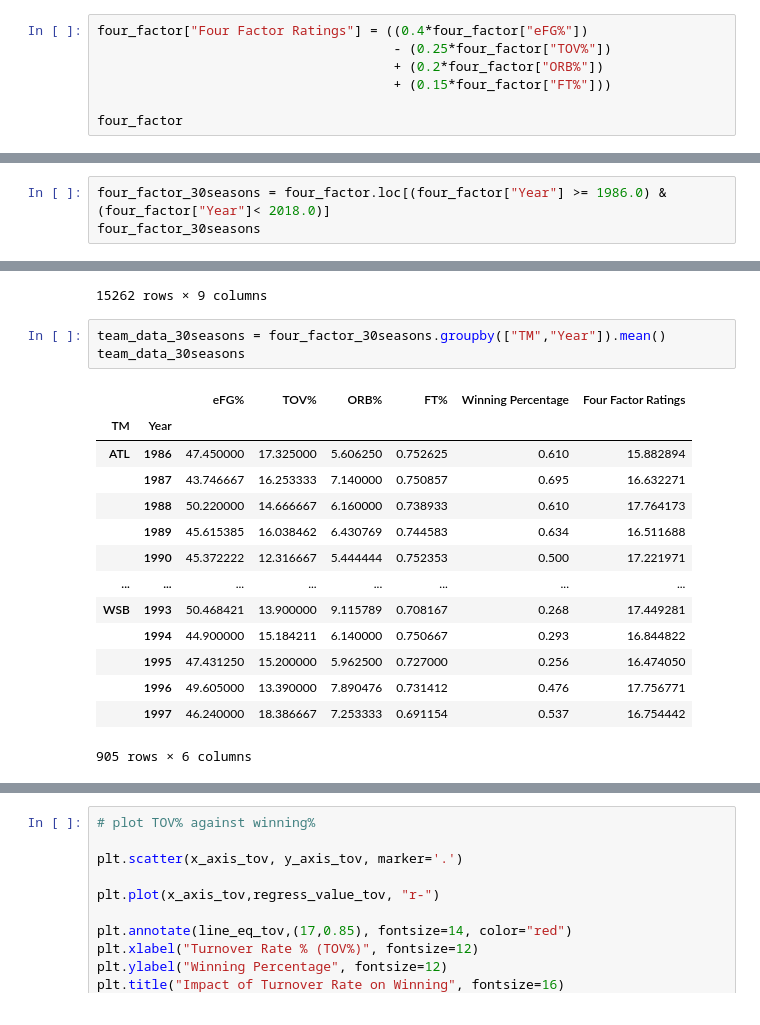
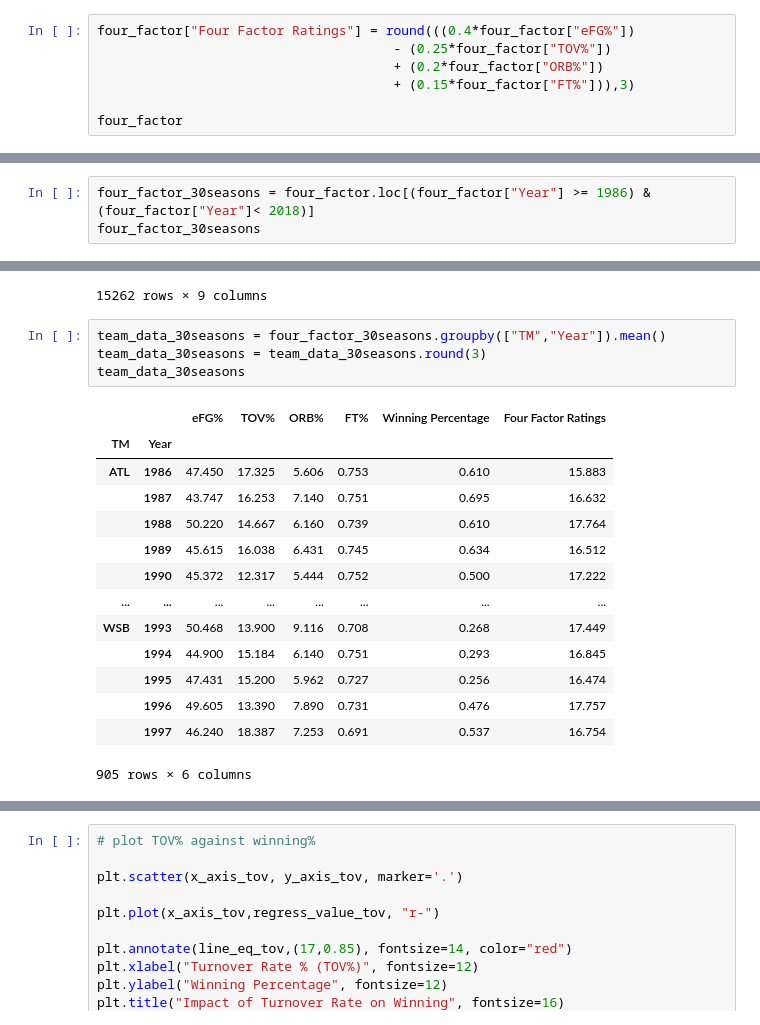
Before and after one commit to Kate-Yayla/Project1-Historical-NBA-Analysis, a Jupyter notebook: NBA Analysis.ipynb, the cells around one changed output, grey strips where cells are left out. Saved outputs shown, nothing was run; the diff lists cells and outputs as text.

```diff
--- a/NBA Analysis.ipynb
+++ b/NBA Analysis.ipynb
@@ -147,10 +140,10 @@ See the caveats in the documentation: https://pandas.pydata.org/pandas-docs/stab
 | 15261 | 1997 | Lorenzo Williams | WSB | 64.5 | 34.6 | 12.6 | 0.714 | 0.537 |
 15262 rows × 8 columns
 # %%
-four_factor["Four Factor Ratings"] = ((0.4*four_factor["eFG%"])
+four_factor["Four Factor Ratings"] = round(((0.4*four_factor["eFG%"])
                                       - (0.25*four_factor["TOV%"])
                                       + (0.2*four_factor["ORB%"])
-                                      + (0.15*four_factor["FT%"]))
+                                      + (0.15*four_factor["FT%"])),3)
 
 four_factor
 # %% [output]
@@ -173,7 +166,7 @@ See the caveats in the documentation: https://pandas.pydata.org/pandas-docs/stab
 | 15261 | 1997 | Lorenzo Williams | WSB | 64.5 | 34.6 | 12.6 | 0.714 | 0.537 | ... |
 15262 rows × 9 columns
 # %%
-four_factor_30seasons = four_factor.loc[(four_factor["Year"] >= 1986.0) & (four_factor["Year"]< 2018.0)]
+four_factor_30seasons = four_factor.loc[(four_factor["Year"] >= 1986) & (four_factor["Year"]< 2018)]
 four_factor_30seasons
 # %% [output]
 |  | Year | Player | TM | eFG% | TOV% | ORB% | FT% | Winning Percentage | ... |
@@ -191,21 +184,22 @@ four_factor_30seasons
 15262 rows × 9 columns
 # %%
 team_data_30seasons = four_factor_30seasons.groupby(["TM","Year"]).mean()
+team_data_30seasons = team_data_30seasons.round(3)
 team_data_30seasons
 # %% [output]
 |  |  | eFG% | TOV% | ORB% | FT% | Winning Percentage | Four Factor Ratings |
 | TM | Year |  |  |  |  |  |  |
-| ATL | 1986 | 47.450000 | 17.325000 | 5.606250 | 0.752625 | 0.610 | 15.882894 |
-|  | 1987 | 43.746667 | 16.253333 | 7.140000 | 0.750857 | 0.695 | 16.632271 |
-|  | 1988 | 50.220000 | 14.666667 | 6.160000 | 0.738933 | 0.610 | 17.764173 |
-|  | 1989 | 45.615385 | 16.038462 | 6.430769 | 0.744583 | 0.634 | 16.511688 |
-|  | 1990 | 45.372222 | 12.316667 | 5.444444 | 0.752353 | 0.500 | 17.221971 |
+| ATL | 1986 | 47.450 | 17.325 | 5.606 | 0.753 | 0.610 | 15.883 |
+|  | 1987 | 43.747 | 16.253 | 7.140 | 0.751 | 0.695 | 16.632 |
+|  | 1988 | 50.220 | 14.667 | 6.160 | 0.739 | 0.610 | 17.764 |
+|  | 1989 | 45.615 | 16.038 | 6.431 | 0.745 | 0.634 | 16.512 |
+|  | 1990 | 45.372 | 12.317 | 5.444 | 0.752 | 0.500 | 17.222 |
 | ... | ... | ... | ... | ... | ... | ... | ... |
-| WSB | 1993 | 50.468421 | 13.900000 | 9.115789 | 0.708167 | 0.268 | 17.449281 |
-|  | 1994 | 44.900000 | 15.184211 | 6.140000 | 0.750667 | 0.293 | 16.844822 |
-|  | 1995 | 47.431250 | 15.200000 | 5.962500 | 0.727000 | 0.256 | 16.474050 |
-|  | 1996 | 49.605000 | 13.390000 | 7.890476 | 0.731412 | 0.476 | 17.756771 |
-|  | 1997 | 46.240000 | 18.386667 | 7.253333 | 0.691154 | 0.537 | 16.754442 |
+| WSB | 1993 | 50.468 | 13.900 | 9.116 | 0.708 | 0.268 | 17.449 |
+|  | 1994 | 44.900 | 15.184 | 6.140 | 0.751 | 0.293 | 16.845 |
+|  | 1995 | 47.431 | 15.200 | 5.962 | 0.727 | 0.256 | 16.474 |
+|  | 1996 | 49.605 | 13.390 | 7.890 | 0.731 | 0.476 | 17.757 |
+|  | 1997 | 46.240 | 18.387 | 7.253 | 0.691 | 0.537 | 16.754 |
 905 rows × 6 columns
 # %%
 # eFG% vs Winning % correlation
```
Also changed, not shown: parts of 19 cells of this notebook.
